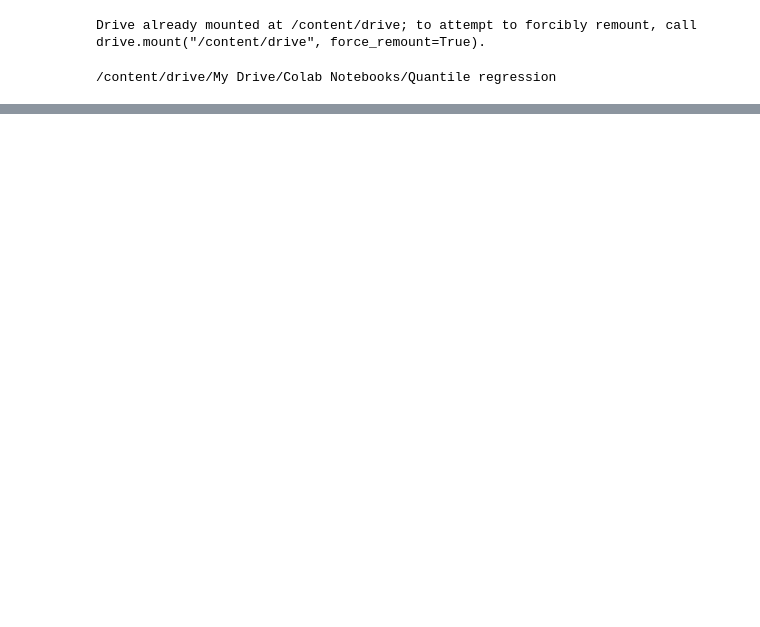
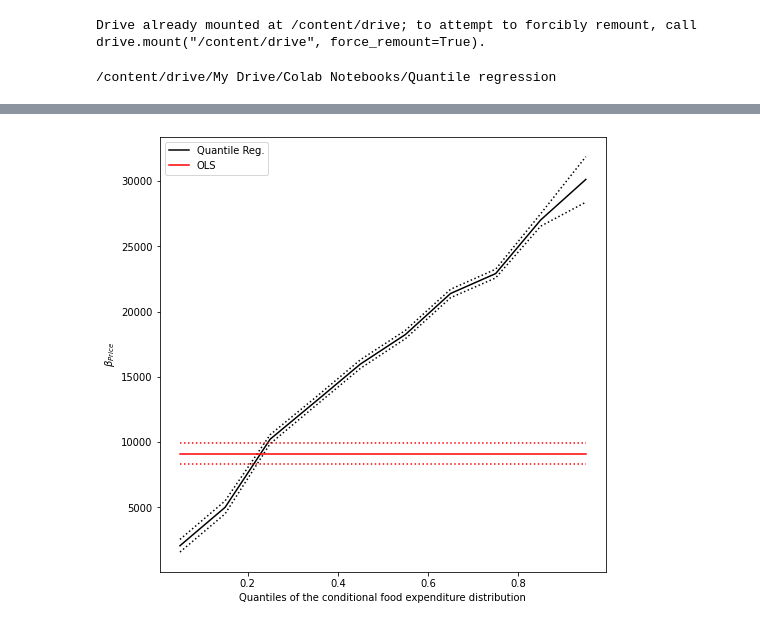
Before and after one commit to Meet200/Machine_Learning-, a Jupyter notebook: Quantile_regression_.ipynb, the cells around one changed output, grey strips where cells are left out. Cells and saved outputs as stored; diff of their text form; code cells hidden in the pictures; blank space fills up the shorter version.

```diff
--- a/Quantile_regression_.ipynb
+++ b/Quantile_regression_.ipynb
@@ -135,0 +135,16 @@ ax.set_ylabel('Price', fontsize = 16);
+# %%
+
+
+n = models.shape[0]
+p1 = plt.plot(models.q, models.b, color='black', label='Quantile Reg.')
+p2 = plt.plot(models.q, models.ub, color='black', linestyle='dotted')
+p3 = plt.plot(models.q, models.lb, color='black', linestyle='dotted')
+p4 = plt.plot(models.q, [ols['b']] * n, color='red', label='OLS')
+P5 = plt.plot(models.q, [ols['lb']] * n, color='red', linestyle='dotted')
+p6 = plt.plot(models.q, [ols['ub']] * n, color='red', linestyle='dotted')
+plt.ylabel(r'$\beta_{Price}$')
+plt.xlabel('Quantiles of the conditional food expenditure distribution')
+plt.legend()
+plt.show();
+# %% [output]
+[figure, added]
```
Also changed, not shown: parts of 7 cells of this notebook.
